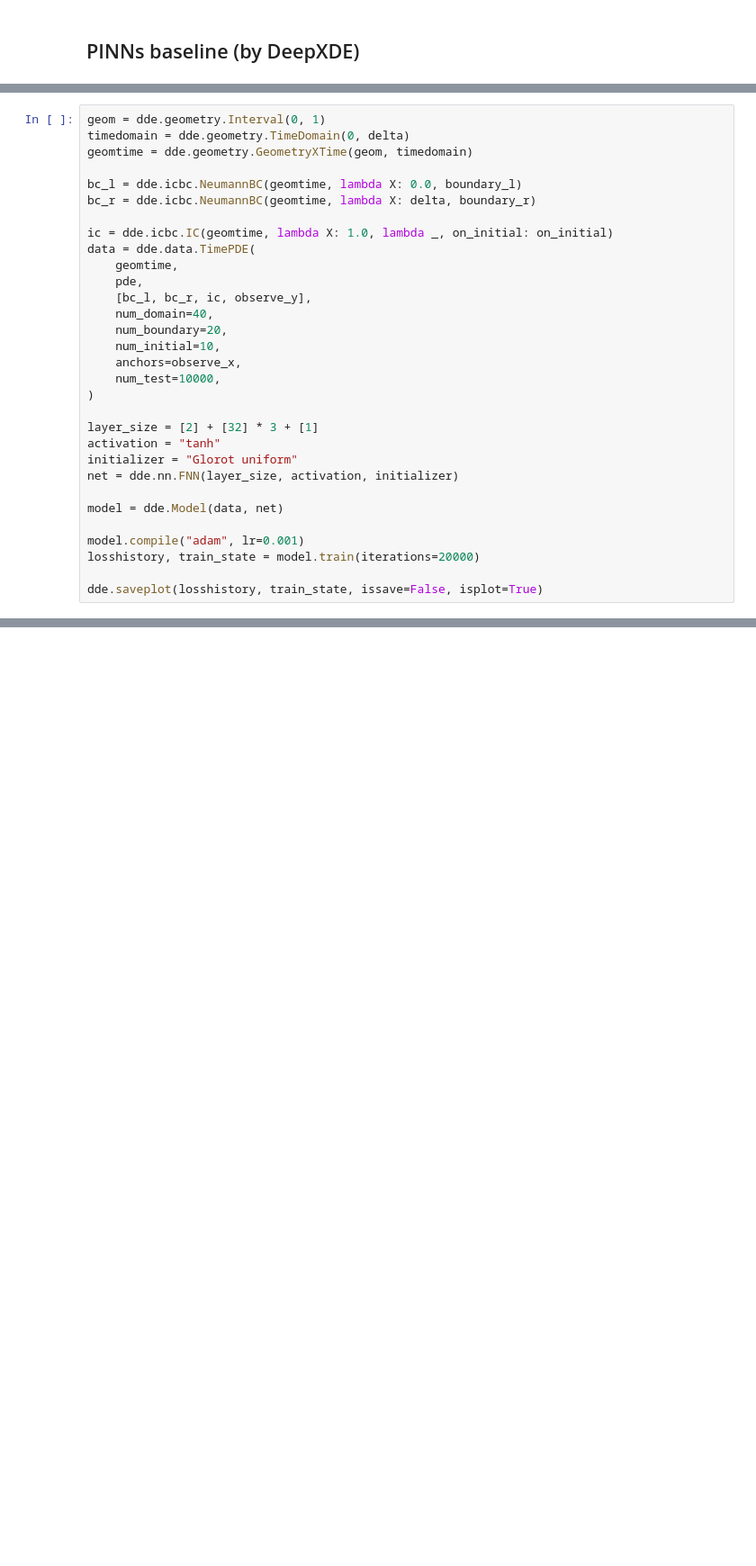
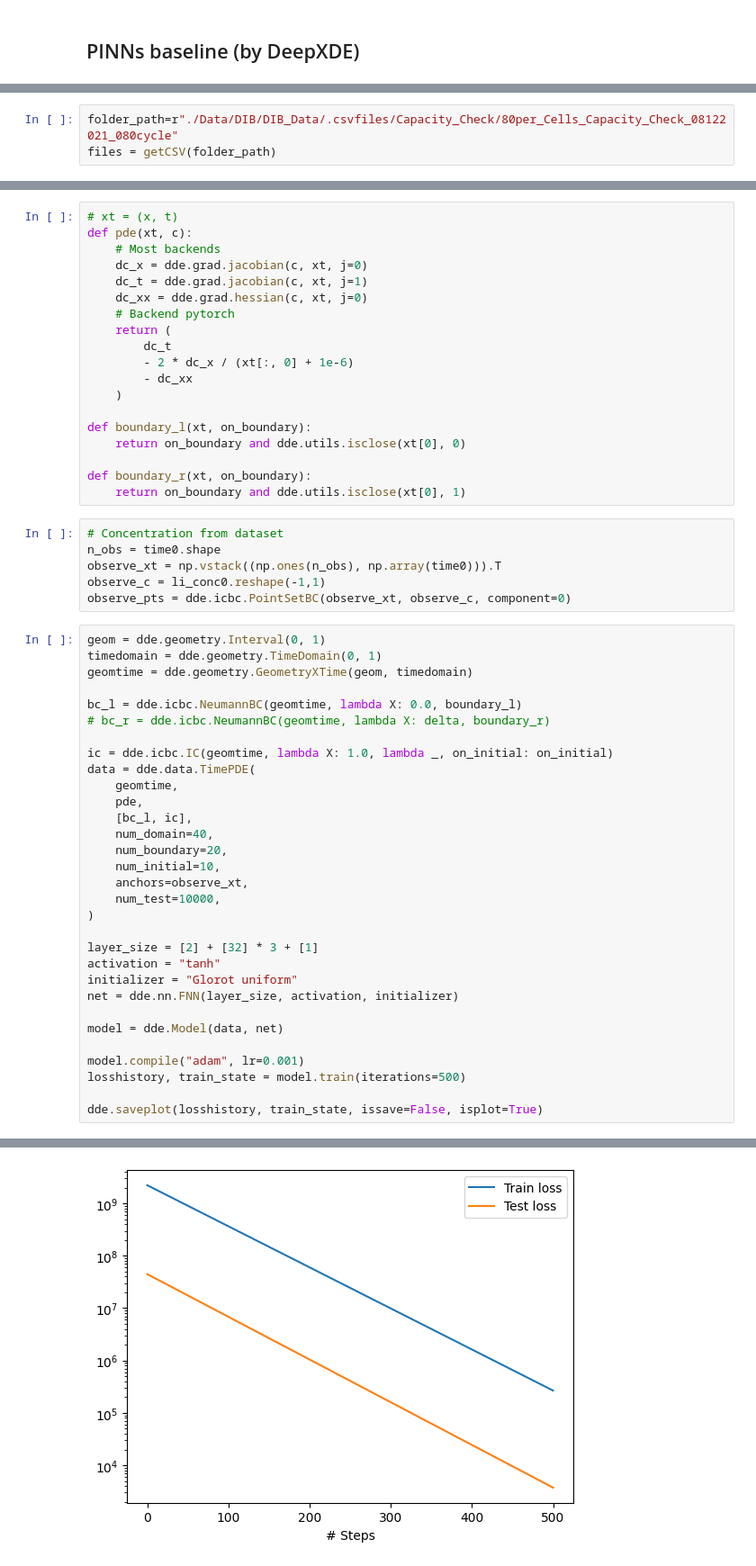
Before and after one commit to abhijit-pamarty/CS230, a Jupyter notebook: PINNs_baseline.ipynb, the cells around one changed output, grey strips where cells are left out. Shown at 90% size. Cells and saved outputs as stored; diff of their text form; blank space fills up the shorter version.

```diff
--- a/PINNs_baseline.ipynb
+++ b/PINNs_baseline.ipynb
@@ -14,0 +55,3 @@ NumPy version: 1.26.4
+# %%
+folder_path=r"./Data/DIB/DIB_Data/.csvfiles/Capacity_Check/80per_Cells_Capacity_Check_08122021_080cycle"
+files = getCSV(folder_path)
@@ -67,20 +125,45 @@ print(func(observe_x))
+# %%
+# xt = (x, t)
+def pde(xt, c):
+    # Most backends
+    dc_x = dde.grad.jacobian(c, xt, j=0)
+    dc_t = dde.grad.jacobian(c, xt, j=1)
+    dc_xx = dde.grad.hessian(c, xt, j=0)
+    # Backend pytorch
+    return (
+        dc_t
+        - 2 * dc_x / (xt[:, 0] + 1e-6)
+        - dc_xx
+    )
+
+def boundary_l(xt, on_boundary):
+    return on_boundary and dde.utils.isclose(xt[0], 0)
+
+def boundary_r(xt, on_boundary):
+    return on_boundary and dde.utils.isclose(xt[0], 1)
+# %%
+# Concentration from dataset
+n_obs = time0.shape
+observe_xt = np.vstack((np.ones(n_obs), np.array(time0))).T
+observe_c = li_conc0.reshape(-1,1)
+observe_pts = dde.icbc.PointSetBC(observe_xt, observe_c, component=0)
 # %%
 geom = dde.geometry.Interval(0, 1)
-timedomain = dde.geometry.TimeDomain(0, delta)
+timedomain = dde.geometry.TimeDomain(0, 1)
 geomtime = dde.geometry.GeometryXTime(geom, timedomain)
 
 bc_l = dde.icbc.NeumannBC(geomtime, lambda X: 0.0, boundary_l)
-bc_r = dde.icbc.NeumannBC(geomtime, lambda X: delta, boundary_r)
+# bc_r = dde.icbc.NeumannBC(geomtime, lambda X: delta, boundary_r)
 
 ic = dde.icbc.IC(geomtime, lambda X: 1.0, lambda _, on_initial: on_initial)
 data = dde.data.TimePDE(
     geomtime,
     pde,
-    [bc_l, bc_r, ic, observe_y],
+    [bc_l, ic],
     num_domain=40,
     num_boundary=20,
     num_initial=10,
-    anchors=observe_x,
+    anchors=observe_xt,
     num_test=10000,
 )
 
@@ -92,7 +175,7 @@ net = dde.nn.FNN(layer_size, activation, initializer)
 model = dde.Model(data, net)
 
 model.compile("adam", lr=0.001)
-losshistory, train_state = model.train(iterations=20000)
+losshistory, train_state = model.train(iterations=500)
 
 dde.saveplot(losshistory, train_state, issave=False, isplot=True)
 # %% [output]
@@ -108,0 +197 @@ Step      Train loss                                            Test loss
+[figure, added]
```
Also changed, not shown: parts of 14 cells of this notebook.
